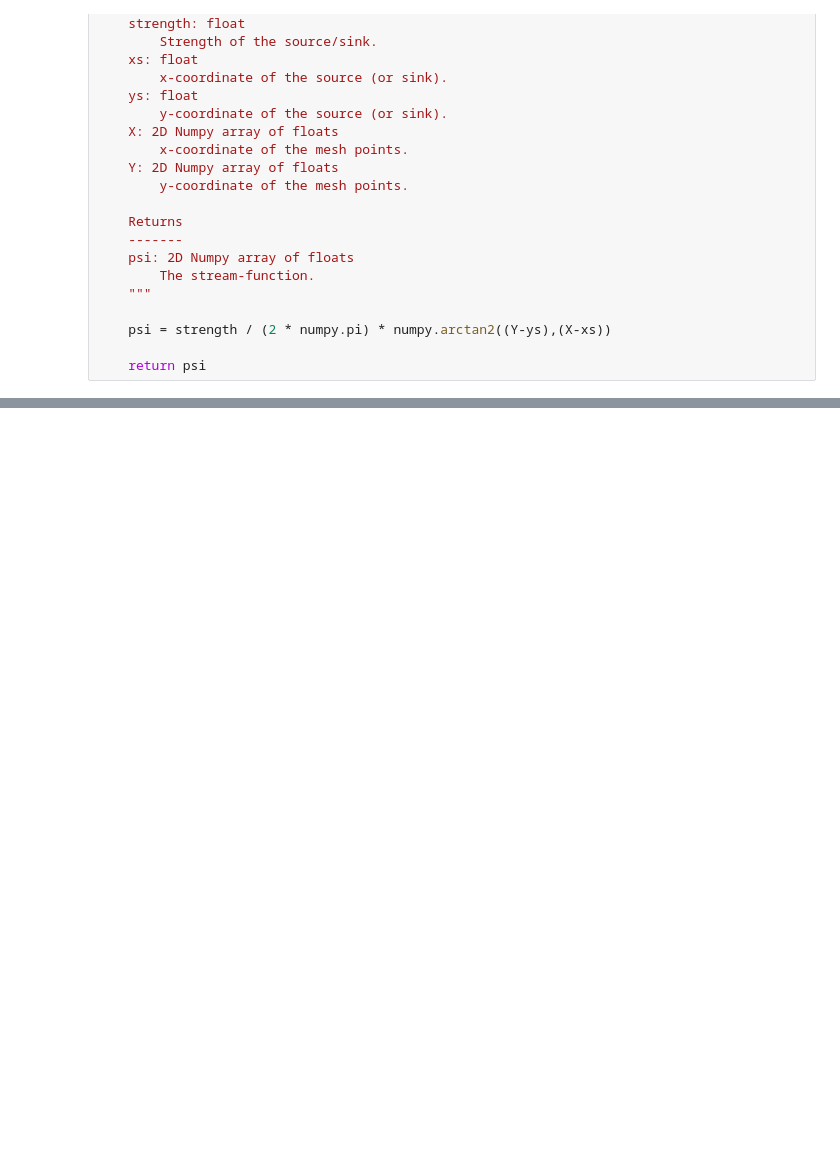
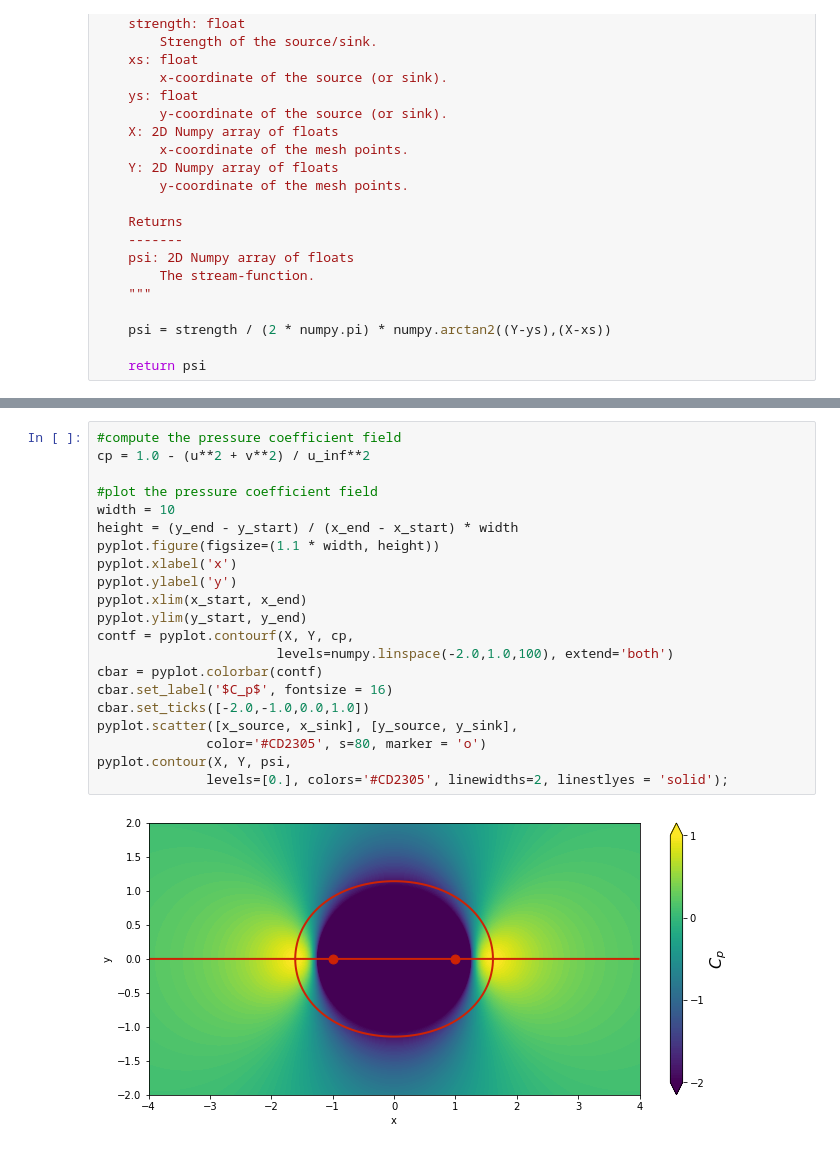
Before and after one commit to asabbagha/MAE6226, a Jupyter notebook: Class3-2.ipynb, the cells around one changed output, grey strips where cells are left out. Saved outputs shown, nothing was run; the diff lists cells and outputs as text; blank space fills up the shorter version.

```diff
--- a/Class3-2.ipynb
+++ b/Class3-2.ipynb
@@ -124,0 +160,23 @@ pyplot.contour(X, Y, psi,
+# %%
+#compute the pressure coefficient field
+cp = 1.0 - (u**2 + v**2) / u_inf**2
+
+#plot the pressure coefficient field
+width = 10
+height = (y_end - y_start) / (x_end - x_start) * width
+pyplot.figure(figsize=(1.1 * width, height))
+pyplot.xlabel('x')
+pyplot.ylabel('y')
+pyplot.xlim(x_start, x_end)
+pyplot.ylim(y_start, y_end)
+contf = pyplot.contourf(X, Y, cp,
+                       levels=numpy.linspace(-2.0,1.0,100), extend='both')
+cbar = pyplot.colorbar(contf)
+cbar.set_label('$C_p$', fontsize = 16)
+cbar.set_ticks([-2.0,-1.0,0.0,1.0])
+pyplot.scatter([x_source, x_sink], [y_source, y_sink],
+              color='#CD2305', s=80, marker = 'o')
+pyplot.contour(X, Y, psi,
+              levels=[0.], colors='#CD2305', linewidths=2, linestlyes = 'solid');
+# %% [output]
+[figure, added]
```
Also changed, not shown: parts of 5 cells of this notebook.
